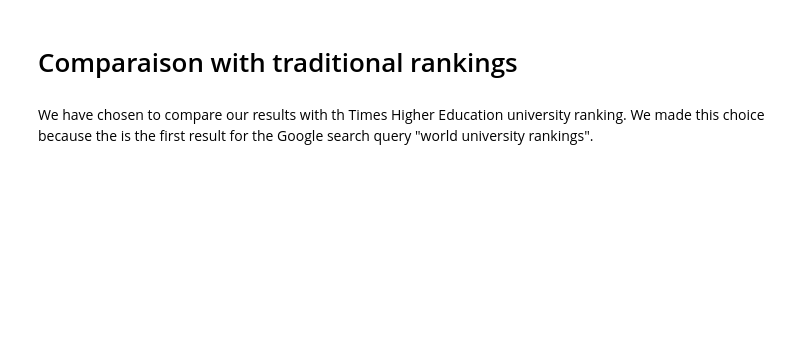
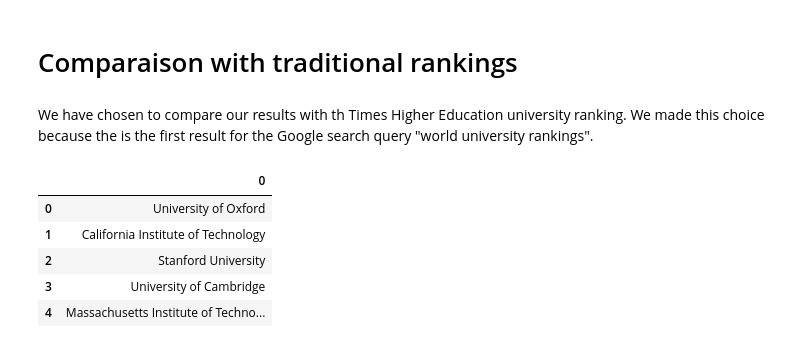
Before and after one commit to fearnleymartin/world-university-rankings, a Jupyter notebook: keywords/rankfalcon_exports/data_exploration.ipynb, the cells around one changed output. Cells and saved outputs as stored; diff of their text form; code cells hidden in the pictures; blank space fills up the shorter version.

```diff
--- a/keywords/rankfalcon_exports/data_exploration.ipynb
+++ b/keywords/rankfalcon_exports/data_exploration.ipynb
@@ -310,3 +310,21 @@ ranking_comp_table.sort_values('weighted_inv_rank')['diff'].hist()
 # Comparaison with traditional rankings
 # %% [markdown]
 We have chosen to compare our results with th Times Higher Education university ranking. We made this choice because the is the first result for the Google search query "world university rankings".
+# %%
+import requests
+from bs4 import BeautifulSoup
+the_file = open("the_html.txt", "r",encoding="utf8")
+html = the_file.read()
+h = BeautifulSoup(html, 'html.parser')
+the_rankings = [rank.text for rank in h.find_all('a', class_='ranking-institution-title')]
+# %%
+df_the_rankings = pd.DataFrame(the_rankings)
+df_the_rankings.to_csv("the_rankings.csv", encoding='utf8')
+df_the_rankings.head()
+# %% [output]
+|  | 0 |
+| 0 | University of Oxford |
+| 1 | California Institute of Technology |
+| 2 | Stanford University |
+| 3 | University of Cambridge |
+| 4 | Massachusetts Institute of Techno... |
```
Also changed, not shown: parts of 22 cells of this notebook, 4 other files.
